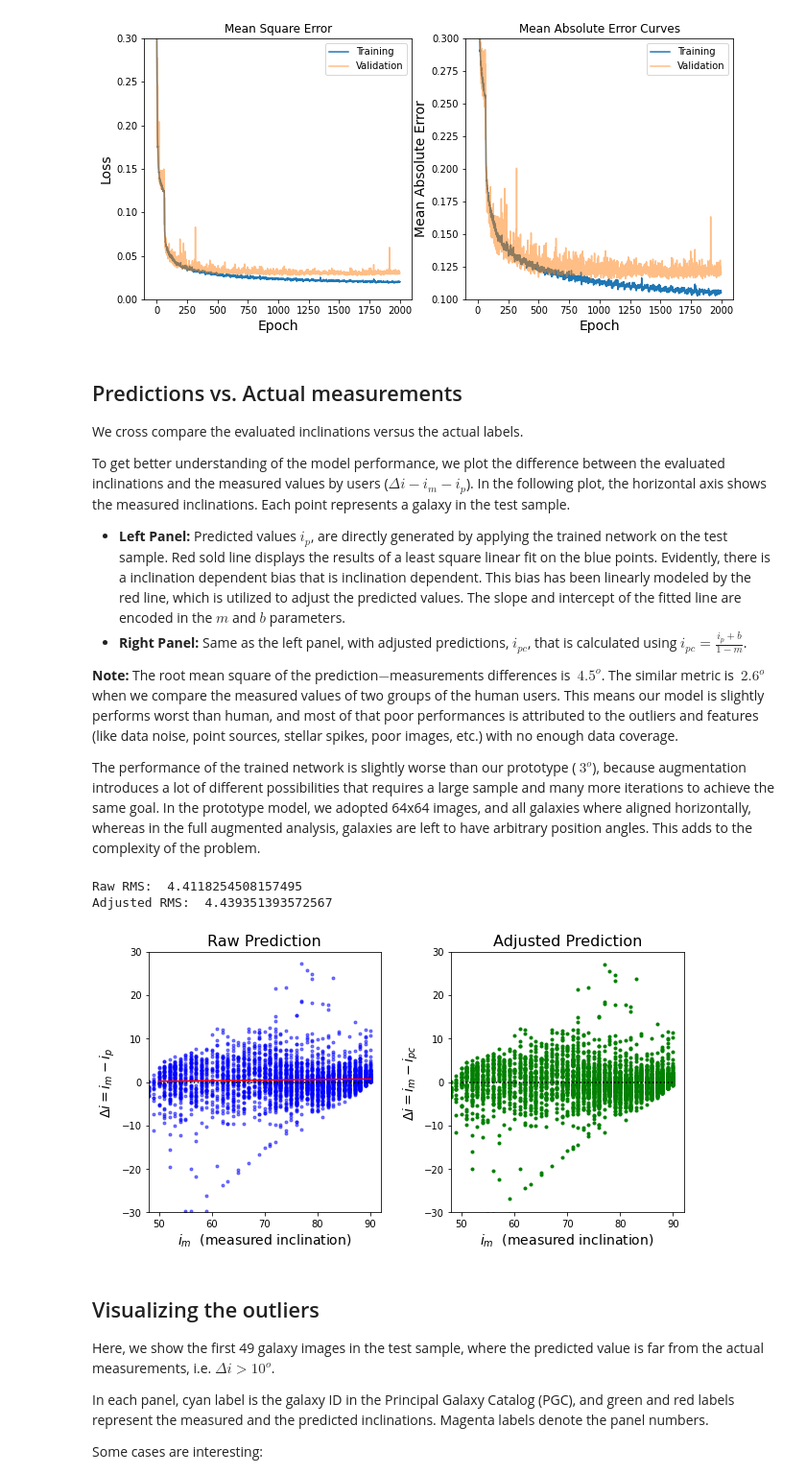
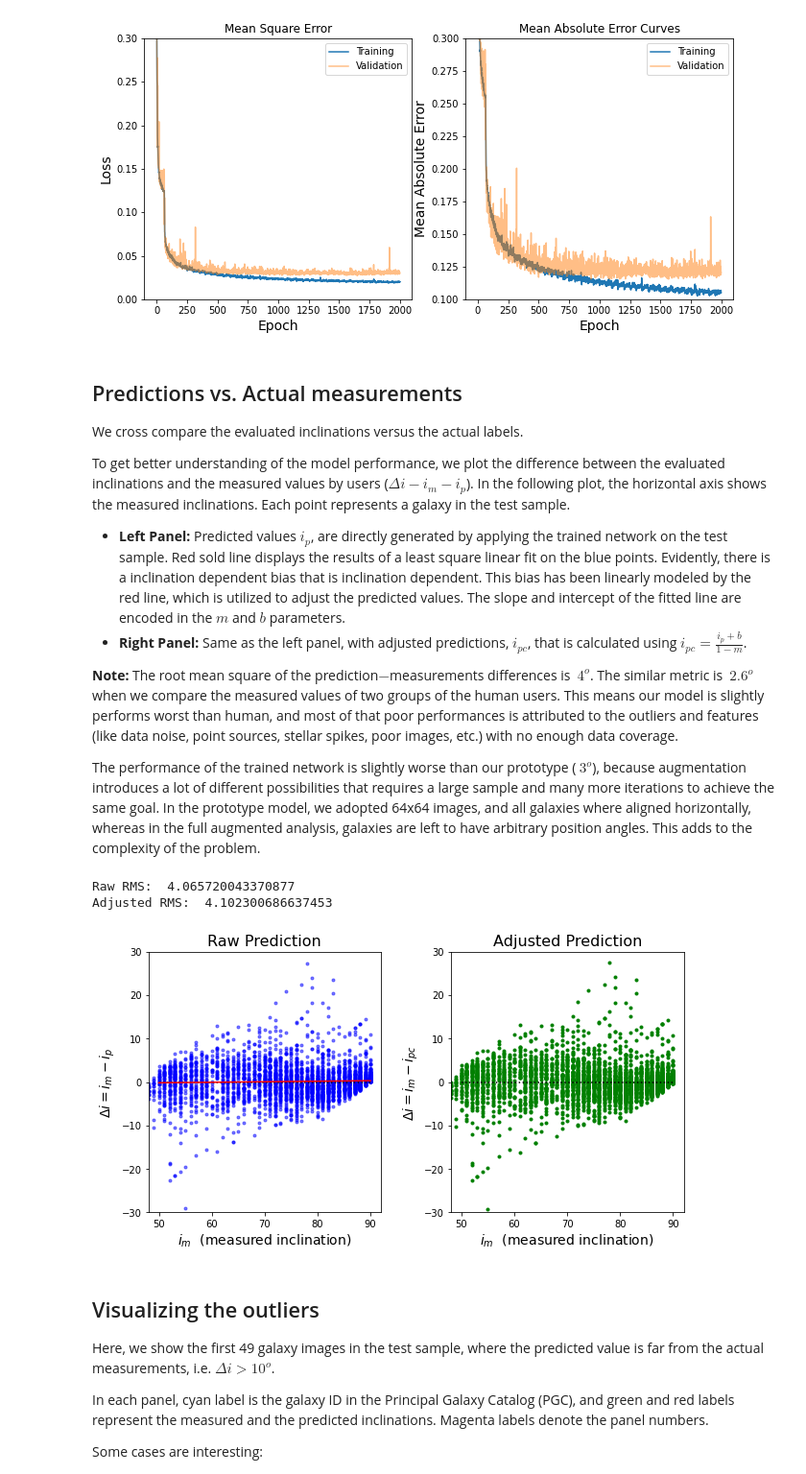
Before and after one commit to ekourkchi/incNET-data, a Jupyter notebook: incNET_VGGcnn_withAugmentation/128x128_Trainer_04.ipynb, the cells around one changed output. Shown at 96% size. Saved outputs shown, nothing was run; the diff lists cells and outputs as text; code cells hidden in the pictures.

Commit message:
Training with Augmented Images

```diff
--- a/incNET_VGGcnn_withAugmentation/128x128_Trainer_04.ipynb
+++ b/incNET_VGGcnn_withAugmentation/128x128_Trainer_04.ipynb
@@ -442,13 +451,13 @@ To get better understanding of the model performance, we plot the difference bet
 - **Left Panel:** Predicted values $i_p$, are directly generated by applying the trained network on the test sample. Red sold line displays the results of a least square linear fit on the blue points. Evidently, there is a inclination dependent bias that is inclination dependent. This bias has been linearly modeled by the red line, which is utilized to adjust the predicted values. The slope and intercept of the fitted line are encoded in the $m$ and $b$ parameters.
 - **Right Panel:** Same as the left panel, with adjusted predictions, $i_{pc}$, that is calculated using $i_{pc}= \frac{i_p+b}{1-m}$.
 
-**Note:** The root mean square of the prediction$-$measurements differences is $~4.5^o$. The similar metric is $~2.6^o$ when we compare the measured values of two groups of the human users. This means our model is slightly performs worst than human, and most of that poor performances is attributed to the outliers and features (like data noise, point sources, stellar spikes, poor images, etc.) with no enough data coverage.
+**Note:** The root mean square of the prediction$-$measurements differences is $~4^o$. The similar metric is $~2.6^o$ when we compare the measured values of two groups of the human users. This means our model is slightly performs worst than human, and most of that poor performances is attributed to the outliers and features (like data noise, point sources, stellar spikes, poor images, etc.) with no enough data coverage.
 
 The performance of the trained network is slightly worse than our prototype ($~3^o$), because augmentation introduces a lot of different possibilities that requires a large sample and many more iterations to achieve the same goal. In the prototype model, we adopted 64x64 images, and all galaxies where aligned horizontally, whereas in the full augmented analysis, galaxies are left to have arbitrary position angles. This adds to the complexity of the problem.
 # %%
 with tf.device('/gpu:0'):
     vgg_model = vgg()
-    vgg_model.load_weights(ckpt_dir+"1000.ckpt")
+    vgg_model.load_weights(ckpt_dir+"1400.ckpt")
 
     inc_p = vgg_model.predict(images_test_aug)
     inc_m = 0.5*(labels_test_aug+1.)*45.+45.
@@ -469,36 +478,36 @@ with tf.device('/gpu:0'):
     x = np.linspace(50,90,20)
     y  = m*x+b
 
     ax[0].plot(inc_m, d, 'b.', alpha=0.5)
     ax[0].plot([50,90],[0,0], 'k:')
     ax[0].plot(x, y, 'r-')
     ax[0].set_xlim(48,92)
     ax[0].set_ylim(-30 ,30)
     ax[0].set_title('Raw Prediction', fontsize=16)
     ax[0].set_xlabel(r'$i_m$'+'  (measured inclination)', fontsize=14)
     ax[0].set_ylabel(r'$\Delta i = i_m-i_p$', fontsize=14)
 
     print("Raw RMS: ", np.sqrt(np.mean((d)**2)))
 
     inc_p2 = (inc_p+b)/(1.-m)
 #     inc_p2[(inc_p2>90)] = 90
 
     d_ = inc_m-inc_p2
     ax[1].plot(inc_m, d_, 'g.')
     ax[1].plot([50,90],[0,0], 'k:')
     ax[1].set_xlim(48,92)
     ax[1].set_ylim(-30,30)
 
     print("Adjusted RMS: ", np.sqrt(np.mean((d_)**2)))
     ax[1].set_title('Adjusted Prediction', fontsize=16)
     ax[1].set_xlabel(r'$i_m$'+'  (measured inclination)', fontsize=14)
     ax[1].set_ylabel(r'$\Delta i = i_m-i_{pc}$', fontsize=14)
 
     plt.subplots_adjust( wspace=0.3)
 # %% [output]
-Raw RMS:  4.4118254508157495
-Adjusted RMS:  4.439351393572567
+Raw RMS:  4.065720043370877
+Adjusted RMS:  4.102300686637453
-[figure, old version]
+[figure, new version]
 # %% [markdown]
 ## Visualizing the outliers
 
```
Also changed, not shown: parts of 4 cells of this notebook.
